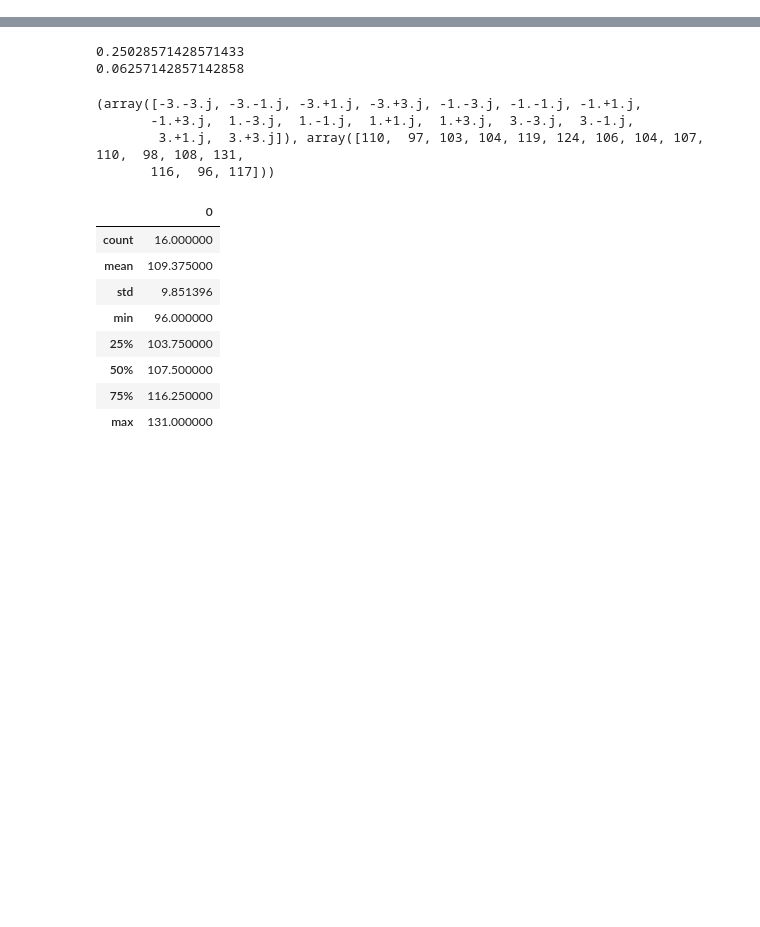
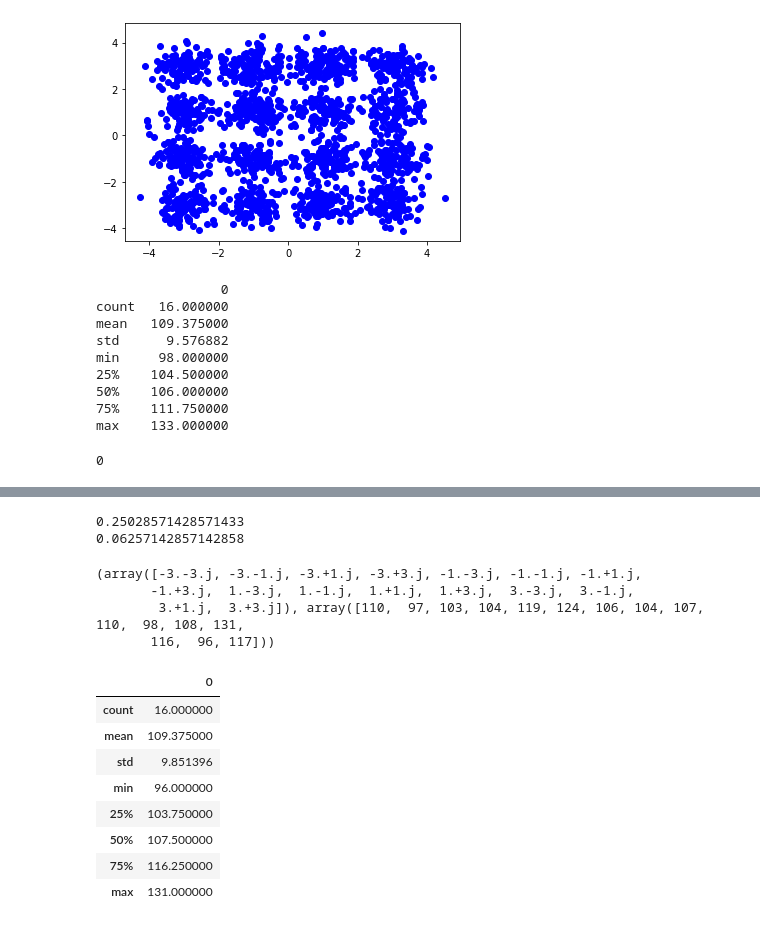
Before and after one commit to spregler/Digital-Communications, a Jupyter notebook: 16QAM_Hamming2.ipynb, the cells around one changed output, grey strips where cells are left out. Saved outputs shown, nothing was run; the diff lists cells and outputs as text; code cells hidden in the pictures; blank space fills up the shorter version.

```diff
--- a/16QAM_Hamming2.ipynb
+++ b/16QAM_Hamming2.ipynb
@@ -3 +34,18 @@
+# %%
+''' 2a) Modulate binary codewords using a Gray Code '''
+
+def Gray(arr):
+  # Group bit sequence into groups of 4 using a matrix where each row corresponds to a codeword
+  codewords = np.reshape(arr, (NUM_BITS//k, k))
+  # Convert from binary to decimal
+  codewords_dec = codewords.dot(1 << np.arange(codewords.shape[-1] - 1, -1, -1))
+
+  (x,y) = np.divmod(codewords_dec, 4)
+
+  R = LUT[x] # Real component
+  I = LUT[y] # Imaginary component
+
+  signal = R+1j*I
+
+  return signal
 # %%
@@ -116,0 +134,32 @@ df_describe.describe()
+# %%
+''' 3a) Pass Gray Code through a Gaussian channel with unit power and variance = 1/5 '''
+
+def addNoise(signal):
+  noise = (np.random.randn(NUM_SYMBOLS) + 1j*np.random.randn(NUM_SYMBOLS))/np.sqrt(5)
+  noisy_signal = signal + noise
+
+  # Plot constellation
+  plt.scatter(noisy_signal.real, noisy_signal.imag, color='blue')
+  plt.show()
+
+  # Return statistics about symbols
+  data, counts = np.unique(signal, return_counts=True)
+  df_describe = pd.DataFrame(counts)
+  print(df_describe.describe())
+
+  return 0
+# %%
+''' 3a) Pass Gray Code through a Gaussian channel with power = 1/5 '''
+addNoise(Gray(BIT_SEQ))
+# %% [output]
+[figure, added]
+                0
+count   16.000000
+mean   109.375000
+std      9.576882
+min     98.000000
+25%    104.500000
+50%    106.000000
+75%    111.750000
+max    133.000000
+0
```
Also changed, not shown: parts of 7 cells of this notebook.
